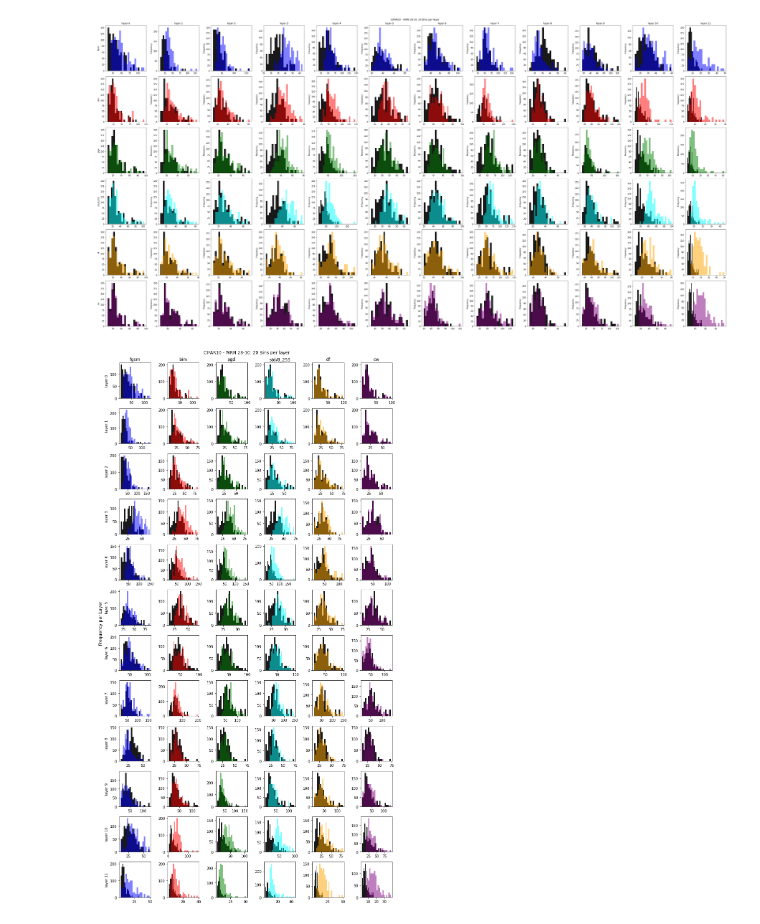
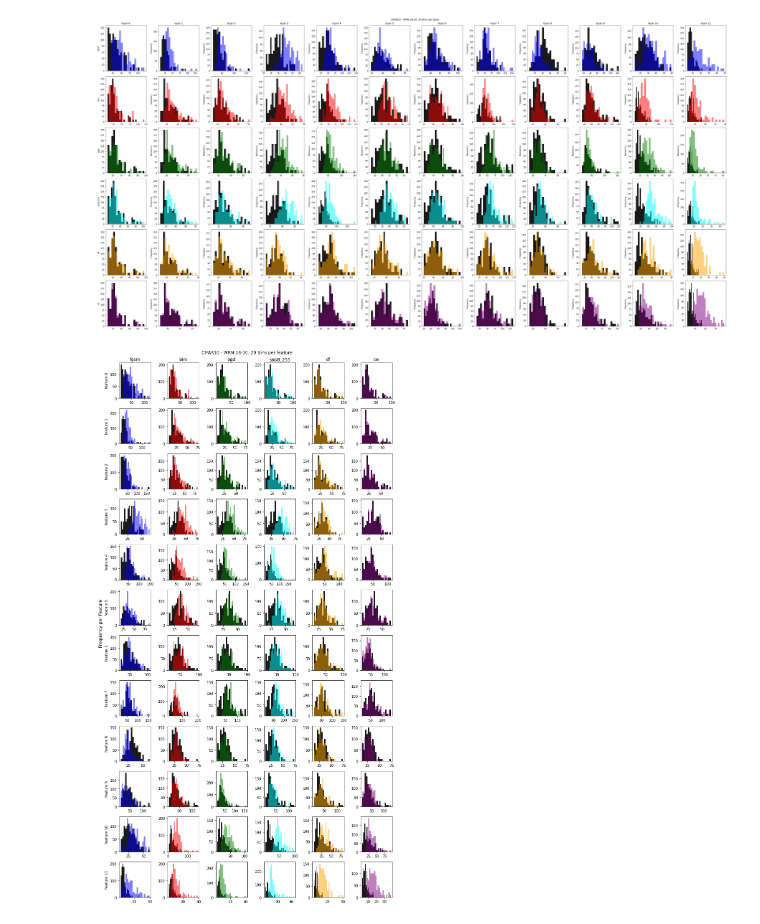
Before and after one commit to adverML/SpectralDefense, a Jupyter notebook: src/analysis_nonlinear_lid/bins.ipynb, the cells around one changed output. Cells and saved outputs as stored; diff of their text form; code cells hidden in the pictures.

```diff
--- a/src/analysis_nonlinear_lid/bins.ipynb
+++ b/src/analysis_nonlinear_lid/bins.ipynb
@@ -75,26 +75,26 @@ fig.savefig( 'plots/' + str(NR_SAMPLES) + '/' + 'cifar10_hist.svg')
 # %%
 fig, axs = plt.subplots( len(layers), len(attacks), figsize=(12, 22))
 BINS = 20
 
-fig.suptitle( "CIFAR10 - WRN 28-10. {} Bins per layer ".format(BINS) )
-fig.supylabel('Frequency per Layer')
+fig.suptitle( "CIFAR10 - WRN 28-10. {} Bins per feature ".format(BINS) )
+fig.supylabel('Frequency per Feature')
 
 for i, att in enumerate(attacks):
 
     for layer in layers:
         df = pd.DataFrame.from_dict(characteristics_clean[att])
         df_adv = pd.DataFrame.from_dict(characteristics_adv[att])
         df[int(layer)].plot.hist( ax=axs[layer, i],     bins=BINS, color='black',   alpha = 0.9)
         df_adv[int(layer)].plot.hist( ax=axs[layer, i], bins=BINS, color=cdict[i+1], alpha = 0.5 )
         if i  == 0:
-            axs[layer, i].set_ylabel("layer {}".format(layer))
+            axs[layer, i].set_ylabel("feature {}".format(layer))
         if i  > 0:
             axs[layer, i].set_ylabel("")
         if layer == 0:
             axs[layer, i].set_title(att)
 
 fig.tight_layout(rect=[0, 0, 0.99, 0.99])
 # %% [output]
-[figure, old version]
+[figure, new version]
 # %%
 fig.savefig( 'plots/' + str(NR_SAMPLES) + '/' + 'cifar10_hist_vert.svg')
```
Also changed, not shown: 8 other files.
